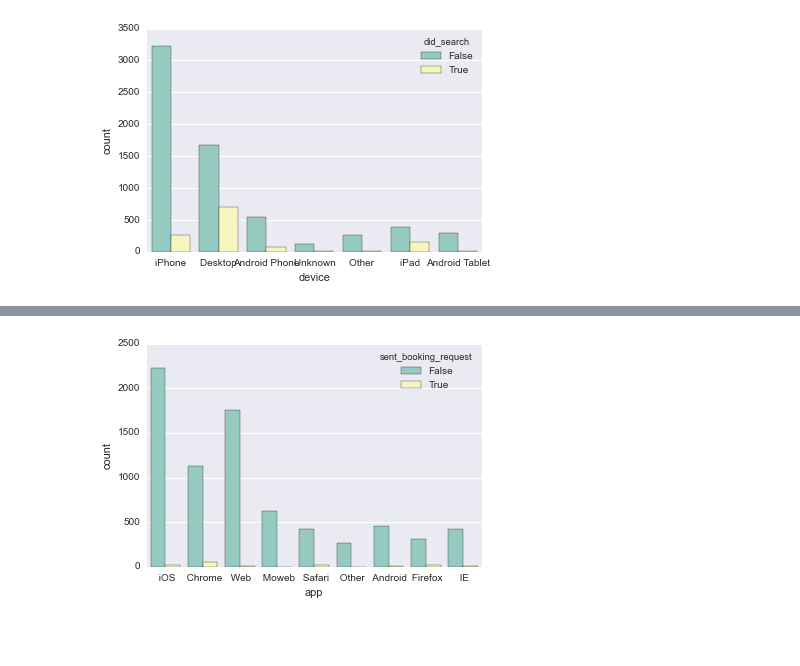
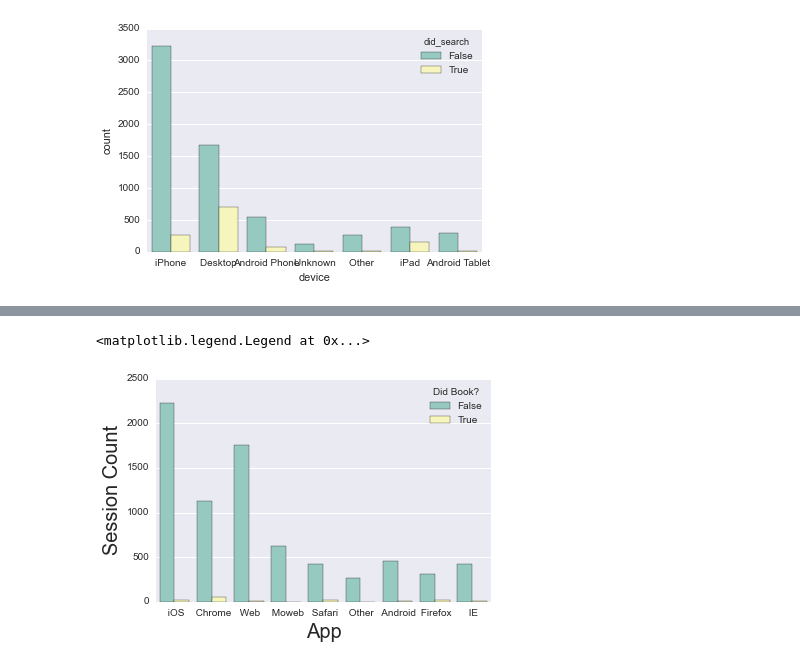
Before and after one commit to QuinnLee/air-bnb-pathways, a Jupyter notebook: AirBnB data.ipynb, the cells around one changed output, grey strips where cells are left out. Cells and saved outputs as stored; diff of their text form; code cells hidden in the pictures; blank space fills up the shorter version.

```diff
--- a/AirBnB data.ipynb
+++ b/AirBnB data.ipynb
@@ -211,4 +246,8 @@ app_count_plots = sb.countplot(x="app", hue='did_search',palette="Set3",data=ses
 # %%
 app_count_plots = sb.countplot(x="app", hue='sent_booking_request',palette="Set3",data=session_df)
+app_count_plots.set_ylabel('Session Count', {'fontsize':20})
+app_count_plots.set_xlabel('App',{'fontsize':20})
+app_count_plots.legend(title='Did Book?')
 # %% [output]
+<matplotlib.legend.Legend at 0x...>
-[figure, old version]
+[figure, new version]
```
Also changed, not shown: parts of 21 cells of this notebook.
